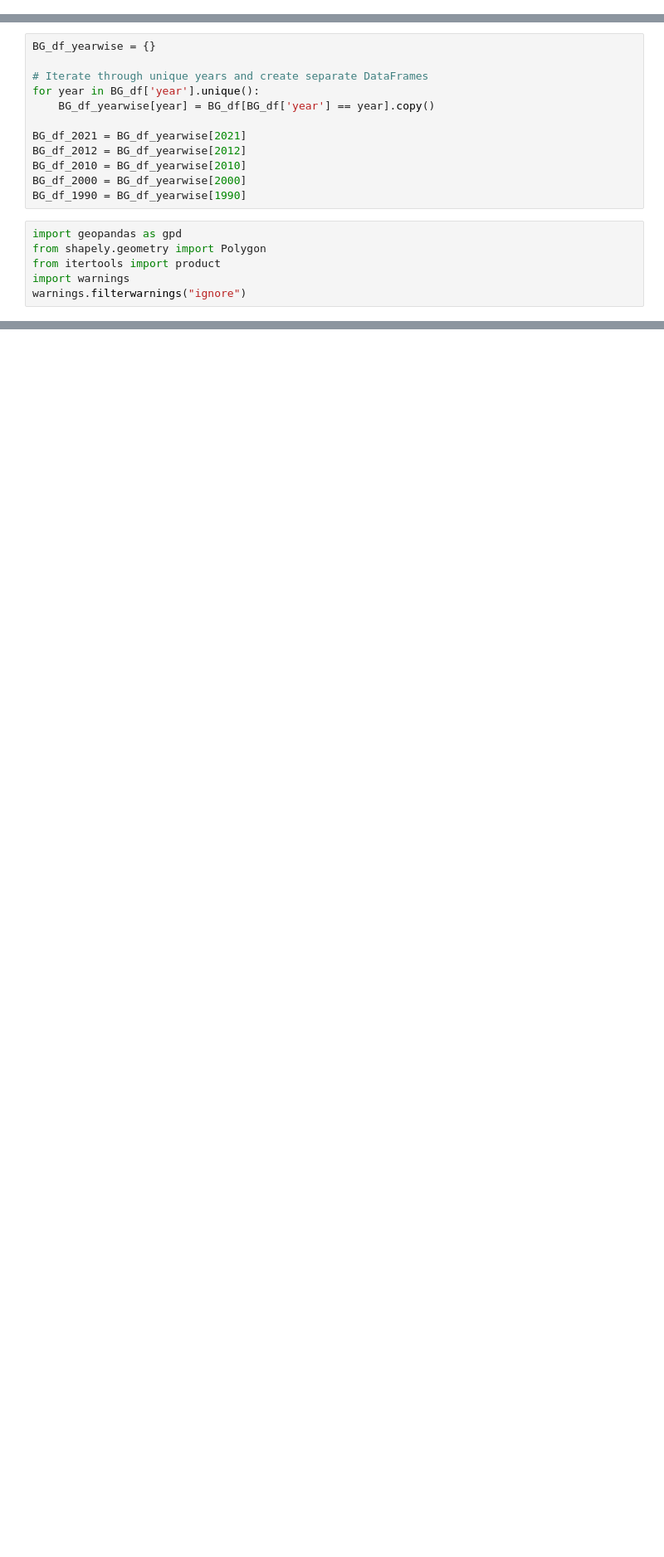
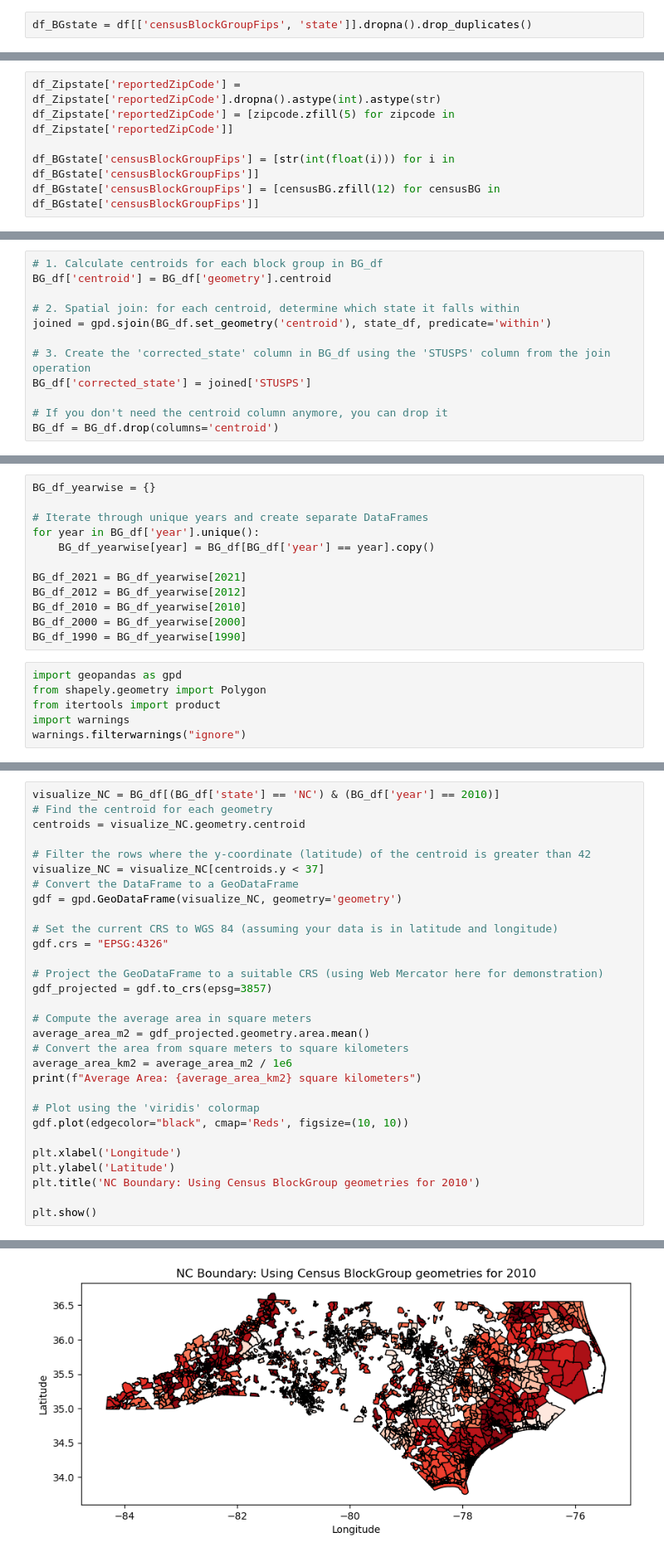
Before and after one commit to LayanKaushik/FloodClaimGeospatialImprovements, a Jupyter notebook: Code/New_geographic_unit_creation.ipynb, the cells around one changed output, grey strips where cells are left out. Shown: that part at 83% size. Cells and saved outputs as stored; diff of their text form; blank space fills up the shorter version.

```diff
--- a/Code/New_geographic_unit_creation.ipynb
+++ b/Code/New_geographic_unit_creation.ipynb
@@ -23,0 +44,2 @@ import shapely
+# %%
+df_BGstate = df[['censusBlockGroupFips', 'state']].dropna().drop_duplicates()
@@ -23,0 +50,6 @@ import shapely
+# %%
+df_Zipstate['reportedZipCode'] = df_Zipstate['reportedZipCode'].dropna().astype(int).astype(str)
+df_Zipstate['reportedZipCode'] = [zipcode.zfill(5) for zipcode in df_Zipstate['reportedZipCode']]
+
+df_BGstate['censusBlockGroupFips'] = [str(int(float(i))) for i in df_BGstate['censusBlockGroupFips']]
+df_BGstate['censusBlockGroupFips'] = [censusBG.zfill(12) for censusBG in df_BGstate['censusBlockGroupFips']]
@@ -74,0 +146,12 @@ print(lat_long_df.shape[0])
+# %%
+# 1. Calculate centroids for each block group in BG_df
+BG_df['centroid'] = BG_df['geometry'].centroid
+
+# 2. Spatial join: for each centroid, determine which state it falls within
+joined = gpd.sjoin(BG_df.set_geometry('centroid'), state_df, predicate='within')
+
+# 3. Create the 'corrected_state' column in BG_df using the 'STUSPS' column from the join operation
+BG_df['corrected_state'] = joined['STUSPS']
+
+# If you don't need the centroid column anymore, you can drop it
+BG_df = BG_df.drop(columns='centroid')
@@ -277,0 +460,31 @@ plt.show()
+# %%
+visualize_NC = BG_df[(BG_df['state'] == 'NC') & (BG_df['year'] == 2010)]
+# Find the centroid for each geometry
+centroids = visualize_NC.geometry.centroid
+
+# Filter the rows where the y-coordinate (latitude) of the centroid is greater than 42
+visualize_NC = visualize_NC[centroids.y < 37]
+# Convert the DataFrame to a GeoDataFrame
+gdf = gpd.GeoDataFrame(visualize_NC, geometry='geometry')
+
+# Set the current CRS to WGS 84 (assuming your data is in latitude and longitude)
+gdf.crs = "EPSG:4326"
+
+# Project the GeoDataFrame to a suitable CRS (using Web Mercator here for demonstration)
+gdf_projected = gdf.to_crs(epsg=3857)
+
+# Compute the average area in square meters
+average_area_m2 = gdf_projected.geometry.area.mean()
+# Convert the area from square meters to square kilometers
+average_area_km2 = average_area_m2 / 1e6
+print(f"Average Area: {average_area_km2} square kilometers")
+
+# Plot using the 'viridis' colormap
+gdf.plot(edgecolor="black", cmap='Reds', figsize=(10, 10))
+
+plt.xlabel('Longitude')
+plt.ylabel('Latitude')
+plt.title('NC Boundary: Using Census BlockGroup geometries for 2010')
+
+plt.show()
+# %% [output]
@@ -277,0 +492 @@ plt.show()
+[figure, added]
```
Also changed, not shown: parts of 38 cells of this notebook, 2 other files.
